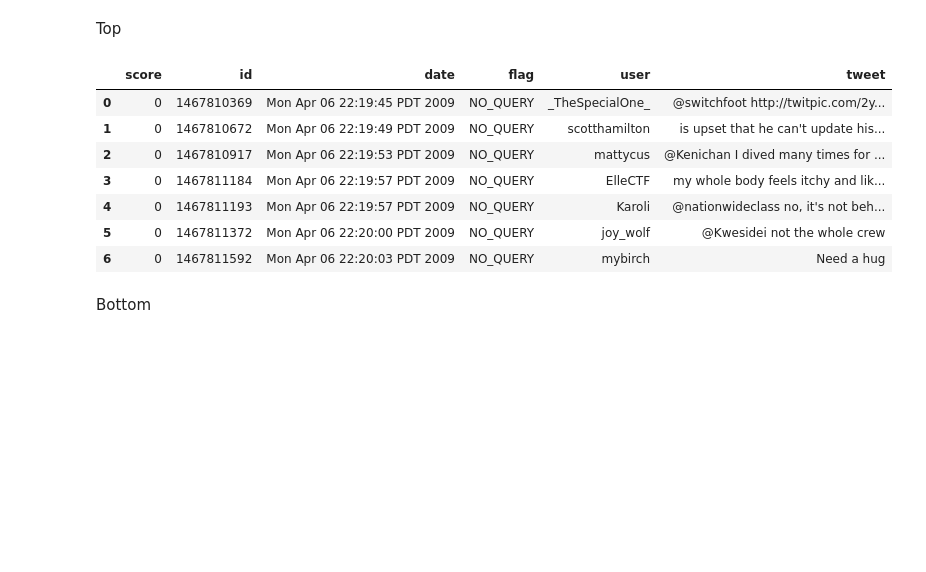
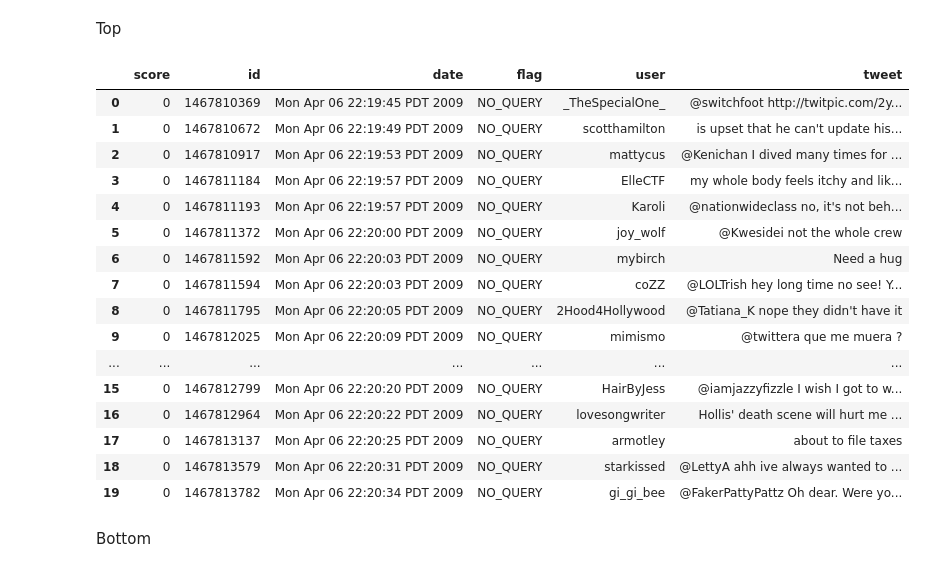
Before and after one commit to MoBanju/Sentiment-Analysis, a Jupyter notebook: TwitterSentimentAnalysis.ipynb, the cells around one changed output. Saved outputs shown, nothing was run; the diff lists cells and outputs as text; code cells hidden in the pictures; blank space fills up the shorter version.

```diff
--- a/TwitterSentimentAnalysis.ipynb
+++ b/TwitterSentimentAnalysis.ipynb
@@ -19,16 +19,25 @@ tweets_df = pd.read_csv("data/twitter.csv", encoding="latin-1", names=colnames)
 # %% [markdown]
 Top
 # %%
-tweets_df.head(7)
+tweets_df.head(20)
 # %% [output]
 |  | score | id | date | flag | user | tweet |
 | 0 | 0 | 1467810369 | Mon Apr 06 22:19:45 PDT 2009 | NO_QUERY | _TheSpecialOne_ | @switchfoot http://twitpic.com/2y... |
 | 1 | 0 | 1467810672 | Mon Apr 06 22:19:49 PDT 2009 | NO_QUERY | scotthamilton | is upset that he can't update his... |
 | 2 | 0 | 1467810917 | Mon Apr 06 22:19:53 PDT 2009 | NO_QUERY | mattycus | @Kenichan I dived many times for ... |
 | 3 | 0 | 1467811184 | Mon Apr 06 22:19:57 PDT 2009 | NO_QUERY | ElleCTF | my whole body feels itchy and lik... |
 | 4 | 0 | 1467811193 | Mon Apr 06 22:19:57 PDT 2009 | NO_QUERY | Karoli | @nationwideclass no, it's not beh... |
 | 5 | 0 | 1467811372 | Mon Apr 06 22:20:00 PDT 2009 | NO_QUERY | joy_wolf | @Kwesidei not the whole crew |
 | 6 | 0 | 1467811592 | Mon Apr 06 22:20:03 PDT 2009 | NO_QUERY | mybirch | Need a hug |
+| 7 | 0 | 1467811594 | Mon Apr 06 22:20:03 PDT 2009 | NO_QUERY | coZZ | @LOLTrish hey long time no see! Y... |
+| 8 | 0 | 1467811795 | Mon Apr 06 22:20:05 PDT 2009 | NO_QUERY | 2Hood4Hollywood | @Tatiana_K nope they didn't have it |
+| 9 | 0 | 1467812025 | Mon Apr 06 22:20:09 PDT 2009 | NO_QUERY | mimismo | @twittera que me muera ? |
+| ... | ... | ... | ... | ... | ... | ... |
+| 15 | 0 | 1467812799 | Mon Apr 06 22:20:20 PDT 2009 | NO_QUERY | HairByJess | @iamjazzyfizzle I wish I got to w... |
+| 16 | 0 | 1467812964 | Mon Apr 06 22:20:22 PDT 2009 | NO_QUERY | lovesongwriter | Hollis' death scene will hurt me ... |
+| 17 | 0 | 1467813137 | Mon Apr 06 22:20:25 PDT 2009 | NO_QUERY | armotley | about to file taxes |
+| 18 | 0 | 1467813579 | Mon Apr 06 22:20:31 PDT 2009 | NO_QUERY | starkissed | @LettyA ahh ive always wanted to ... |
+| 19 | 0 | 1467813782 | Mon Apr 06 22:20:34 PDT 2009 | NO_QUERY | gi_gi_bee | @FakerPattyPattz Oh dear. Were yo... |
 # %% [markdown]
 Bottom
 # %%
```
Also changed, not shown: parts of 21 cells of this notebook.
